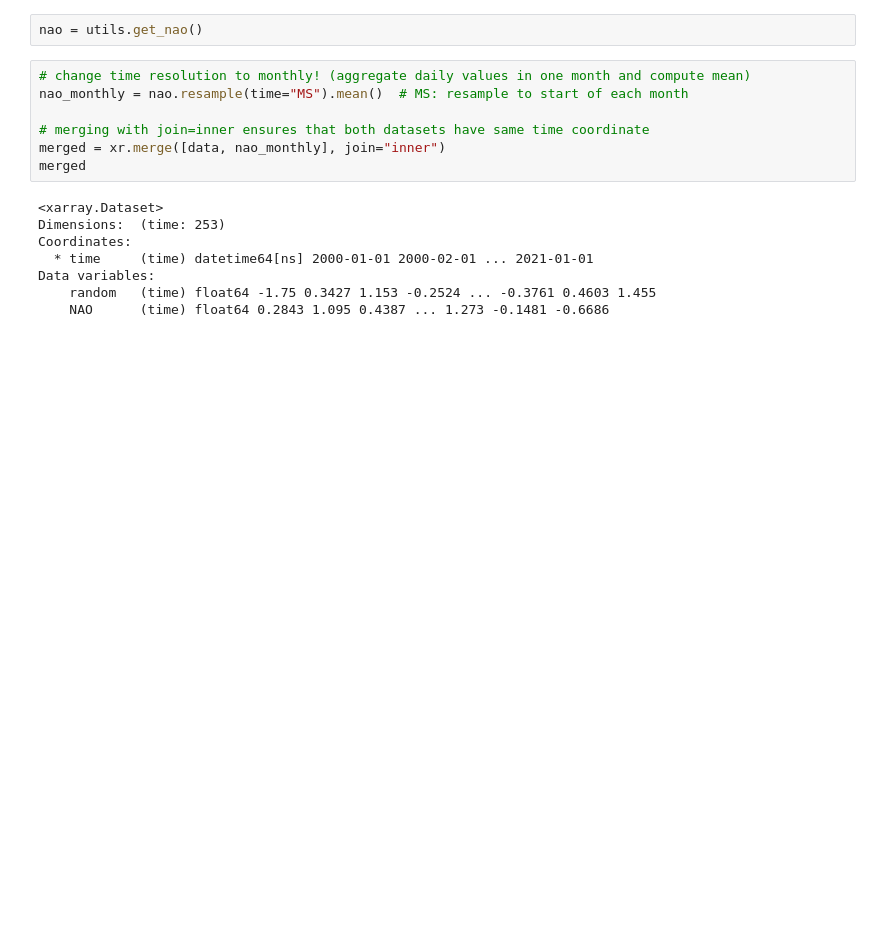
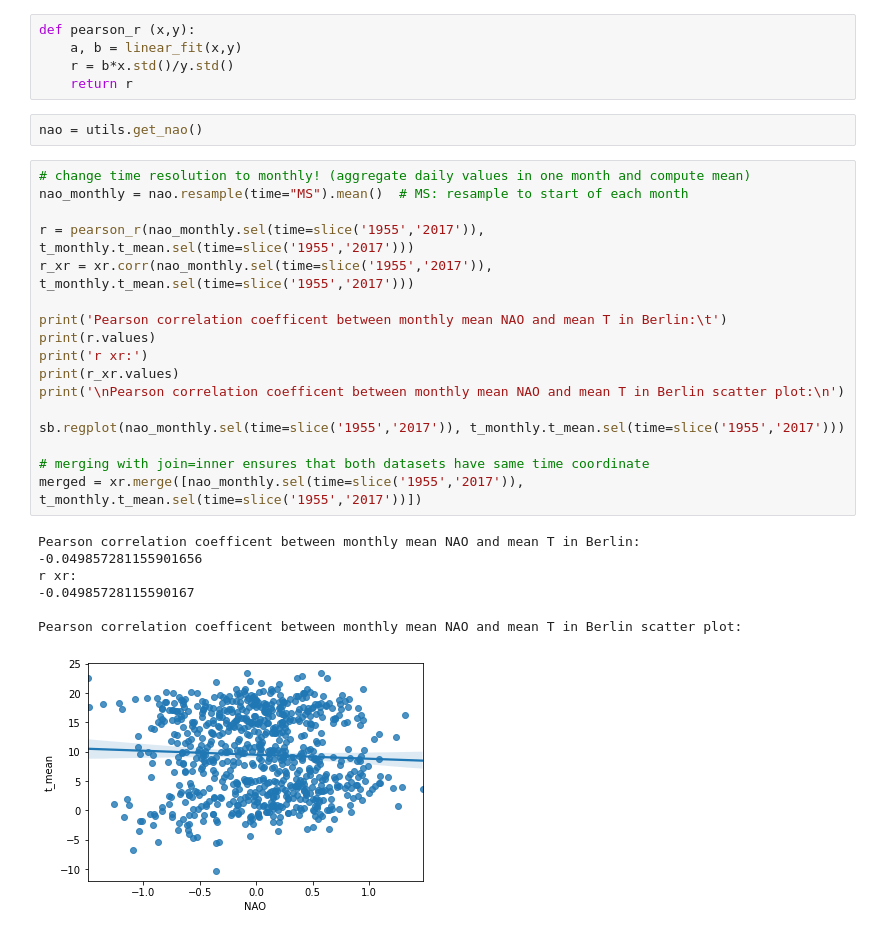
Before and after one commit to d3sp3r4t3Student/Statistical-Data-Analyses, a Jupyter notebook: demo_practical5.ipynb, the cells around one changed output. Cells and saved outputs as stored; diff of their text form; blank space fills up the shorter version.

```diff
--- a/demo_practical5.ipynb
+++ b/demo_practical5.ipynb
@@ -91,19 +105,34 @@ plt.show()
 # %% [markdown]
 **Work with NAO:**
+# %%
+def pearson_r (x,y):
+    a, b = linear_fit(x,y)
+    r = b*x.std()/y.std()
+    return r
 # %%
 nao = utils.get_nao()
 # %%
 # change time resolution to monthly! (aggregate daily values in one month and compute mean)
 nao_monthly = nao.resample(time="MS").mean()  # MS: resample to start of each month
 
+r = pearson_r(nao_monthly.sel(time=slice('1955','2017')), t_monthly.t_mean.sel(time=slice('1955','2017')))
+r_xr = xr.corr(nao_monthly.sel(time=slice('1955','2017')), t_monthly.t_mean.sel(time=slice('1955','2017')))
+
+print('Pearson correlation coefficent between monthly mean NAO and mean T in Berlin:\t')
+print(r.values)
+print('r xr:')
+print(r_xr.values)
+print('\nPearson correlation coefficent between monthly mean NAO and mean T in Berlin scatter plot:\n')
+
+sb.regplot(nao_monthly.sel(time=slice('1955','2017')), t_monthly.t_mean.sel(time=slice('1955','2017')))
+
 # merging with join=inner ensures that both datasets have same time coordinate
-merged = xr.merge([data, nao_monthly], join="inner")
-merged
+merged = xr.merge([nao_monthly.sel(time=slice('1955','2017')), t_monthly.t_mean.sel(time=slice('1955','2017'))])
 # %% [output]
-<xarray.Dataset>
-Dimensions:  (time: 253)
-Coordinates:
-  * time     (time) datetime64[ns] 2000-01-01 2000-02-01 ... 2021-01-01
-Data variables:
-    random   (time) float64 -1.75 0.3427 1.153 -0.2524 ... -0.3761 0.4603 1.455
-    NAO      (time) float64 0.2843 1.095 0.4387 ... 1.273 -0.1481 -0.6686
+Pearson correlation coefficent between monthly mean NAO and mean T in Berlin:
+-0.049857281155901656
+r xr:
+-0.04985728115590167
+
+Pearson correlation coefficent between monthly mean NAO and mean T in Berlin scatter plot:
+[figure, added]
```
Also changed, not shown: parts of 7 cells of this notebook.
